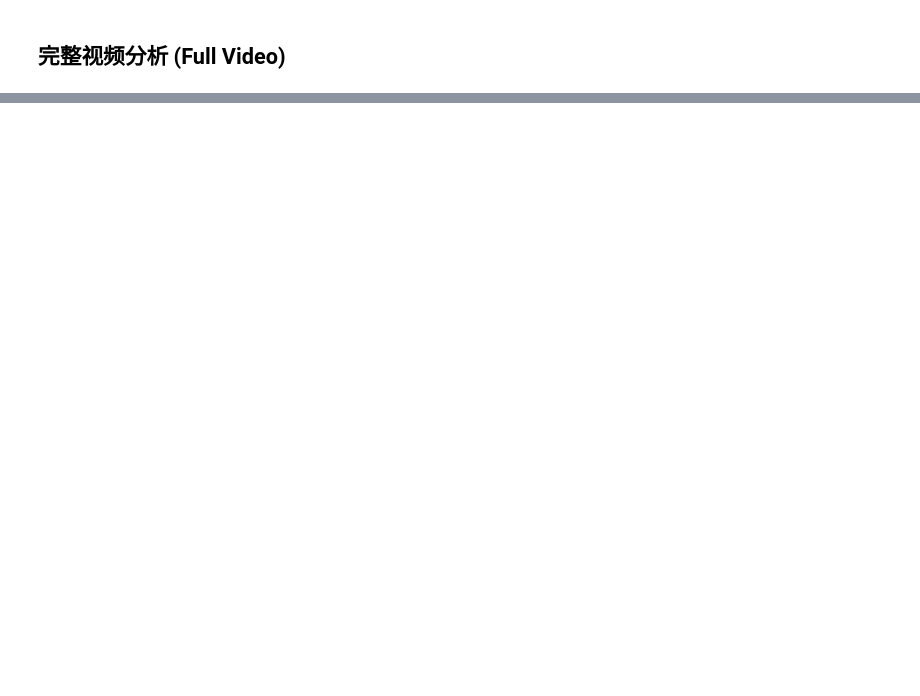
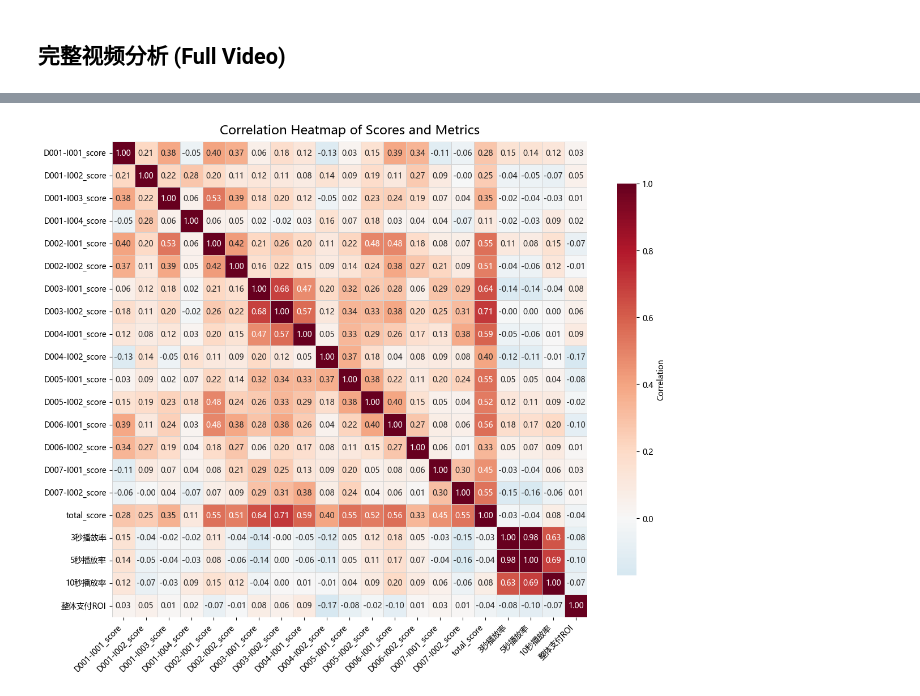
Before and after one commit to leah374/KINYO_Project, a Jupyter notebook: Analysis/Week4_Task1.ipynb, the cells around one changed output, grey strips where cells are left out. Saved outputs shown, nothing was run; the diff lists cells and outputs as text; code cells hidden in the pictures; blank space fills up the shorter version.

```diff
--- a/Analysis/Week4_Task1.ipynb
+++ b/Analysis/Week4_Task1.ipynb
@@ -1333,0 +1172,38 @@ plt.show()
+# %%
+doubao_analysis_result_full_df['video_id'] = doubao_analysis_result_full_df['video_id'].astype('Int64')
+score_cols = [
+    col
+    for col in doubao_analysis_result_full_df.columns
+    if ('score' in col) and ('basis' not in col)
+].copy()
+score_cols = sorted(score_cols)
+
+heatmap_df = pd.merge(filtered_df,doubao_analysis_result_full_df, left_on="素材ID", right_on="video_id", how="inner")
+keep_col = score_cols + ['3秒播放率', '5秒播放率', '10秒播放率','整体支付ROI']
+scaler = StandardScaler() # 标准化
+heatmap_df_scaled = heatmap_df.copy()
+heatmap_df_scaled[keep_col] = scaler.fit_transform(heatmap_df_scaled[keep_col])
+
+plt.figure(figsize=(12,10))
+cmap_choice = 'RdBu_r'
+ax = sns.heatmap(
+    heatmap_df_scaled[keep_col].corr(),
+    annot=True,
+    fmt=".2f",
+    cmap=cmap_choice,
+    center=0,            # 关键：让 0 对应白色（如果是发散色系）
+    linewidths=0.5,      # 单元格间隔
+    linecolor='lightgray', # 间隔线颜色淡一点
+    square=True,         # 让每个格子是正方形
+    cbar_kws={'shrink': 0.8, 'label': 'Correlation'} # 颜色条缩小一点，更精致
+)
+
+plt.title("Correlation Heatmap of Scores and Metrics",fontsize = 16 ,pad=10)
+plt.xticks(rotation=45, ha='right')
+plt.xticks(fontsize=10)
+plt.yticks(fontsize=10)
+plt.tight_layout()
+plt.savefig(os.path.join(MID_TERM_CHARTS_DIR, "Doubao_Rating_Metrics_Correlation_Heatmap.png"), dpi=900)
+plt.show()
+# %% [output]
+[figure, added]
```
Also changed, not shown: parts of 21 cells of this notebook, 22 other files.
